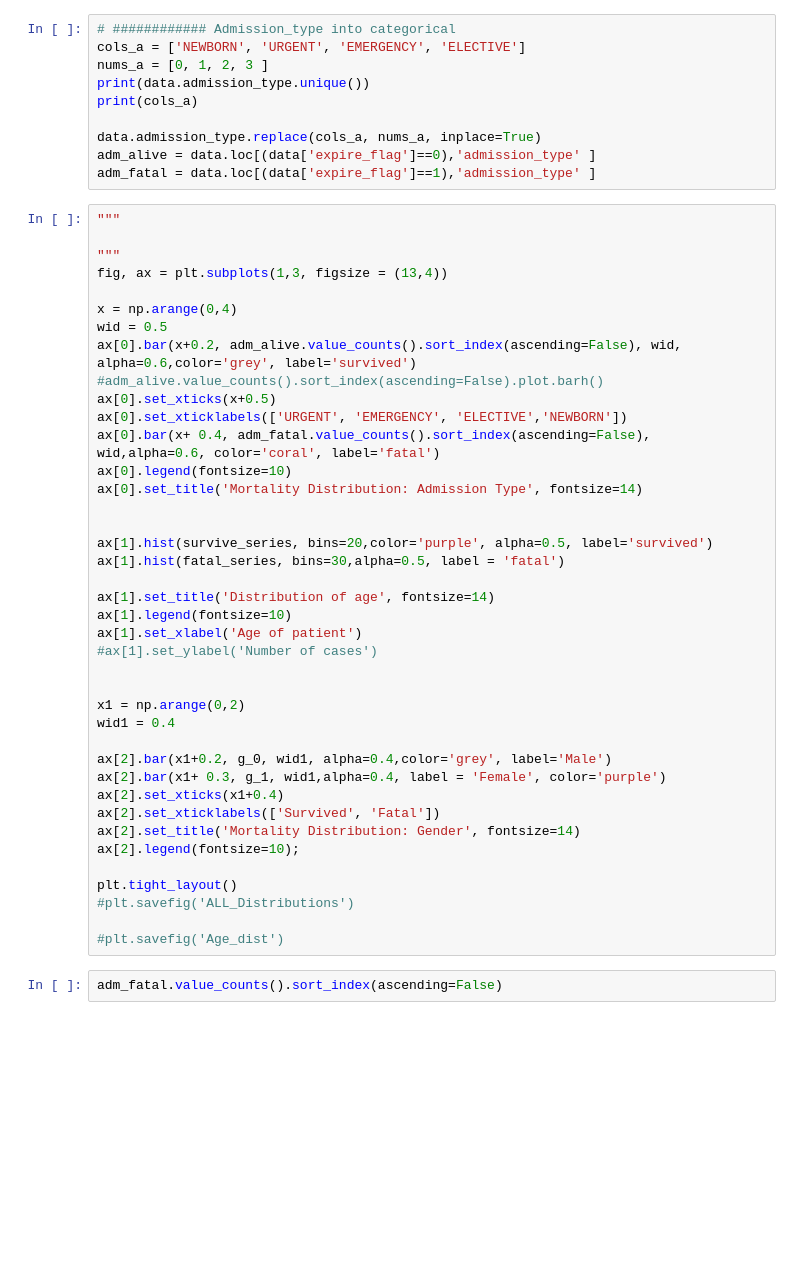
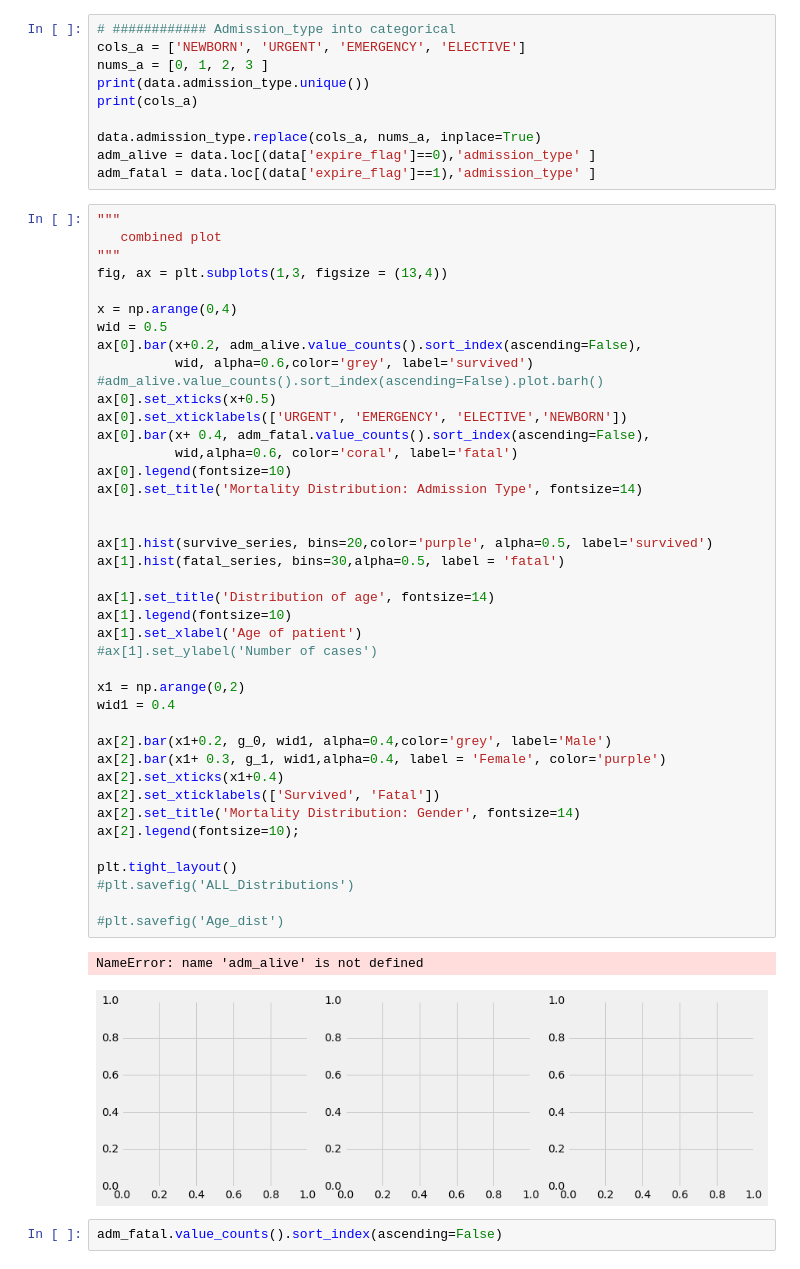
Before and after one commit to billiescodes/mortality_in_ICU, a Jupyter notebook: 01_ExploratoryAnalysis.ipynb, the cells around one changed output. Saved outputs shown, nothing was run; the diff lists cells and outputs as text; blank space fills up the shorter version.

```diff
--- a/01_ExploratoryAnalysis.ipynb
+++ b/01_ExploratoryAnalysis.ipynb
@@ -278,44 +405,48 @@ adm_alive = data.loc[(data['expire_flag']==0),'admission_type' ]
 adm_fatal = data.loc[(data['expire_flag']==1),'admission_type' ]
 # %%
 """
-
+   combined plot
 """
 fig, ax = plt.subplots(1,3, figsize = (13,4))
 
 x = np.arange(0,4)
 wid = 0.5
-ax[0].bar(x+0.2, adm_alive.value_counts().sort_index(ascending=False), wid, alpha=0.6,color='grey', label='survived')
+ax[0].bar(x+0.2, adm_alive.value_counts().sort_index(ascending=False),
+          wid, alpha=0.6,color='grey', label='survived')
 #adm_alive.value_counts().sort_index(ascending=False).plot.barh()
 ax[0].set_xticks(x+0.5)
 ax[0].set_xticklabels(['URGENT', 'EMERGENCY', 'ELECTIVE','NEWBORN'])
-ax[0].bar(x+ 0.4, adm_fatal.value_counts().sort_index(ascending=False), wid,alpha=0.6, color='coral', label='fatal')
+ax[0].bar(x+ 0.4, adm_fatal.value_counts().sort_index(ascending=False),
+          wid,alpha=0.6, color='coral', label='fatal')
 ax[0].legend(fontsize=10)
 ax[0].set_title('Mortality Distribution: Admission Type', fontsize=14)
 
 
 ax[1].hist(survive_series, bins=20,color='purple', alpha=0.5, label='survived')
 ax[1].hist(fatal_series, bins=30,alpha=0.5, label = 'fatal')
 
 ax[1].set_title('Distribution of age', fontsize=14)
 ax[1].legend(fontsize=10)
 ax[1].set_xlabel('Age of patient')
 #ax[1].set_ylabel('Number of cases')
-
 
 x1 = np.arange(0,2)
 wid1 = 0.4
 
 ax[2].bar(x1+0.2, g_0, wid1, alpha=0.4,color='grey', label='Male')
 ax[2].bar(x1+ 0.3, g_1, wid1,alpha=0.4, label = 'Female', color='purple')
 ax[2].set_xticks(x1+0.4)
 ax[2].set_xticklabels(['Survived', 'Fatal'])
 ax[2].set_title('Mortality Distribution: Gender', fontsize=14)
 ax[2].legend(fontsize=10);
 
 plt.tight_layout()
 #plt.savefig('ALL_Distributions')
 
 #plt.savefig('Age_dist')
+# %% [output]
+NameError: name 'adm_alive' is not defined
+[figure, added]
 # %%
 adm_fatal.value_counts().sort_index(ascending=False)
 # %%
```
Also changed, not shown: parts of 34 cells of this notebook.
